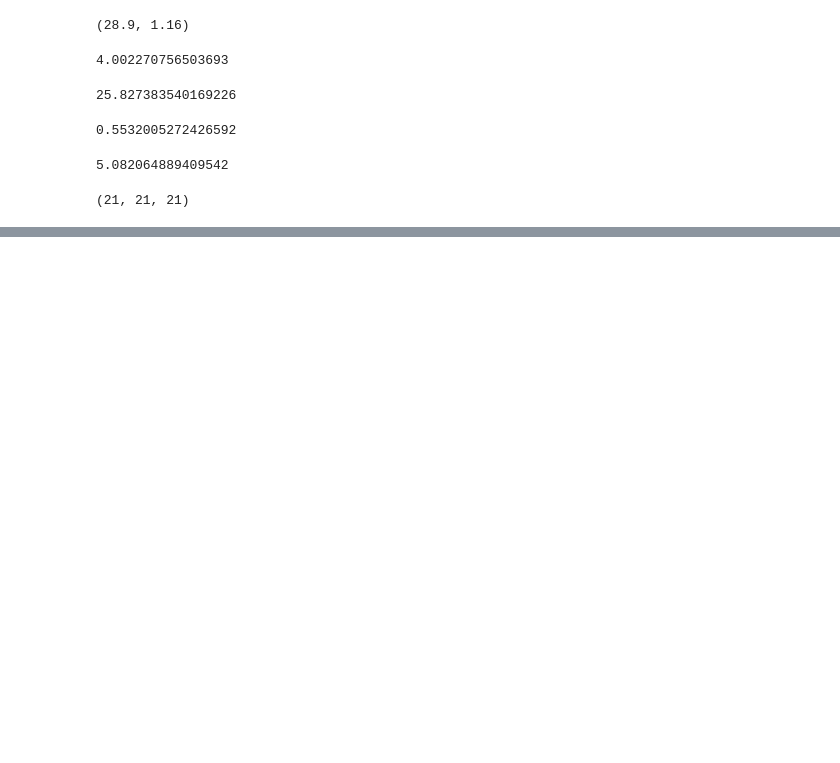
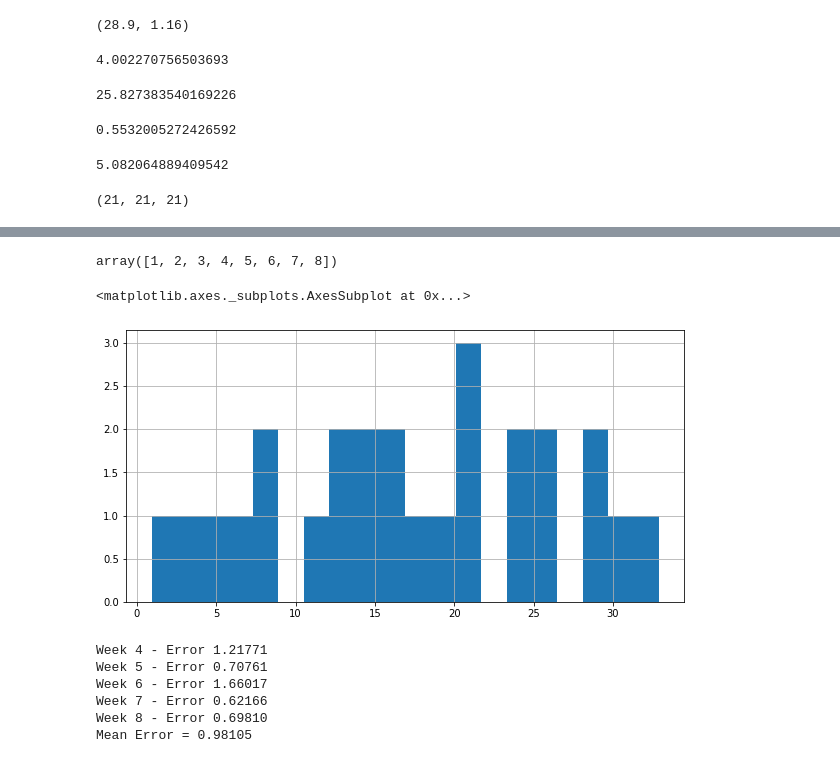
Before and after one commit to RoboTums/sportsPrediction, a Jupyter notebook: fantasy_predictor.ipynb, the cells around one changed output, grey strips where cells are left out. Cells and saved outputs as stored; diff of their text form; code cells hidden in the pictures; blank space fills up the shorter version.

```diff
--- a/fantasy_predictor.ipynb
+++ b/fantasy_predictor.ipynb
@@ -100,8 +101,8 @@ from sklearn.model_selection import GridSearchCV
 from sklearn.pipeline import Pipeline
 # %%
 ### Remove columns
-to_remove = ["Season", "Position", "Game Date", "Year", "Games Played", "Years Played", "Player Id", "name"]
-
+# to_remove = ["Season", "Position", "Game Date", "Year", "Games Played", "Years Played", "Player Id", "name"]
+to_remove = ["Season", "Position", "Game Date", "Year", "Games Played", "Years Played"]
 targets = [qb, wr, te, rb]
 
 for target in targets:
@@ -268,0 +288,7 @@ len(X_test), len(y_test), len(preds)
+# %%
+# Remove features
+time_qb = qb[['week', 'points', 'Player Id']]
+
+# Sort by week and ID
+time_qb = time_qb.sort_values(['week', 'Player Id'])
+time_qb.head()
@@ -268,0 +304,6 @@ len(X_test), len(y_test), len(preds)
+# %%
+time_qb2 = time_qb.copy()
+time_qb2['Last_Week_Points'] = time_qb2.groupby(['Player Id'])['points'].shift()
+time_qb2['Last_Week_Diff'] = time_qb2.groupby(['Player Id'])['Last_Week_Points'].diff()
+time_qb2 = time_qb2.dropna()
+time_qb2.head()
@@ -268,0 +317,9 @@ len(X_test), len(y_test), len(preds)
+# %%
+time_qb['week'].unique()
+# %% [output]
+array([1, 2, 3, 4, 5, 6, 7, 8])
+# %%
+time_qb2['points'].hist(bins=20, figsize=(10,5))
+# %% [output]
+<matplotlib.axes._subplots.AxesSubplot at 0x...>
+[figure, added]
@@ -268,0 +332,20 @@ len(X_test), len(y_test), len(preds)
+# %%
+# Baseline model? We should look into this later
+mean_error = []
+for week in range(4, 9):
+    train = time_qb2[time_qb2['week'] < week]
+    val = time_qb2[time_qb2['week'] == week]
+
+    p = val['Last_Week_Points'].values
+
+    error = rmsle(val['points'].values, p)
+    print('Week %d - Error %.5f' % (week, error))
+    mean_error.append(error)
+print('Mean Error = %.5f' % np.mean(mean_error))
+# %% [output]
+Week 4 - Error 1.21771
+Week 5 - Error 0.70761
+Week 6 - Error 1.66017
+Week 7 - Error 0.62166
+Week 8 - Error 0.69810
+Mean Error = 0.98105
```
Also changed, not shown: parts of 25 cells of this notebook, 2 other files.
